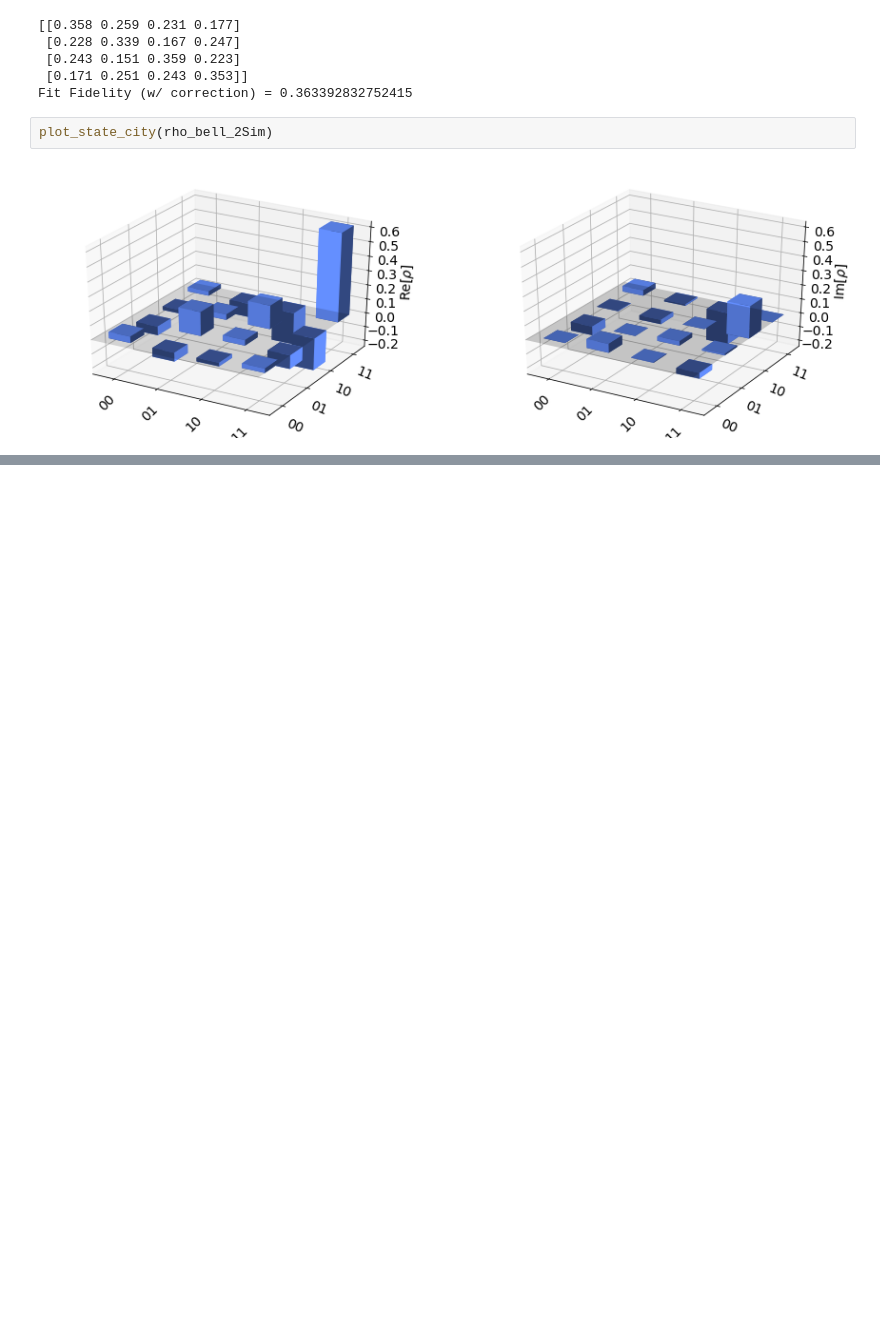
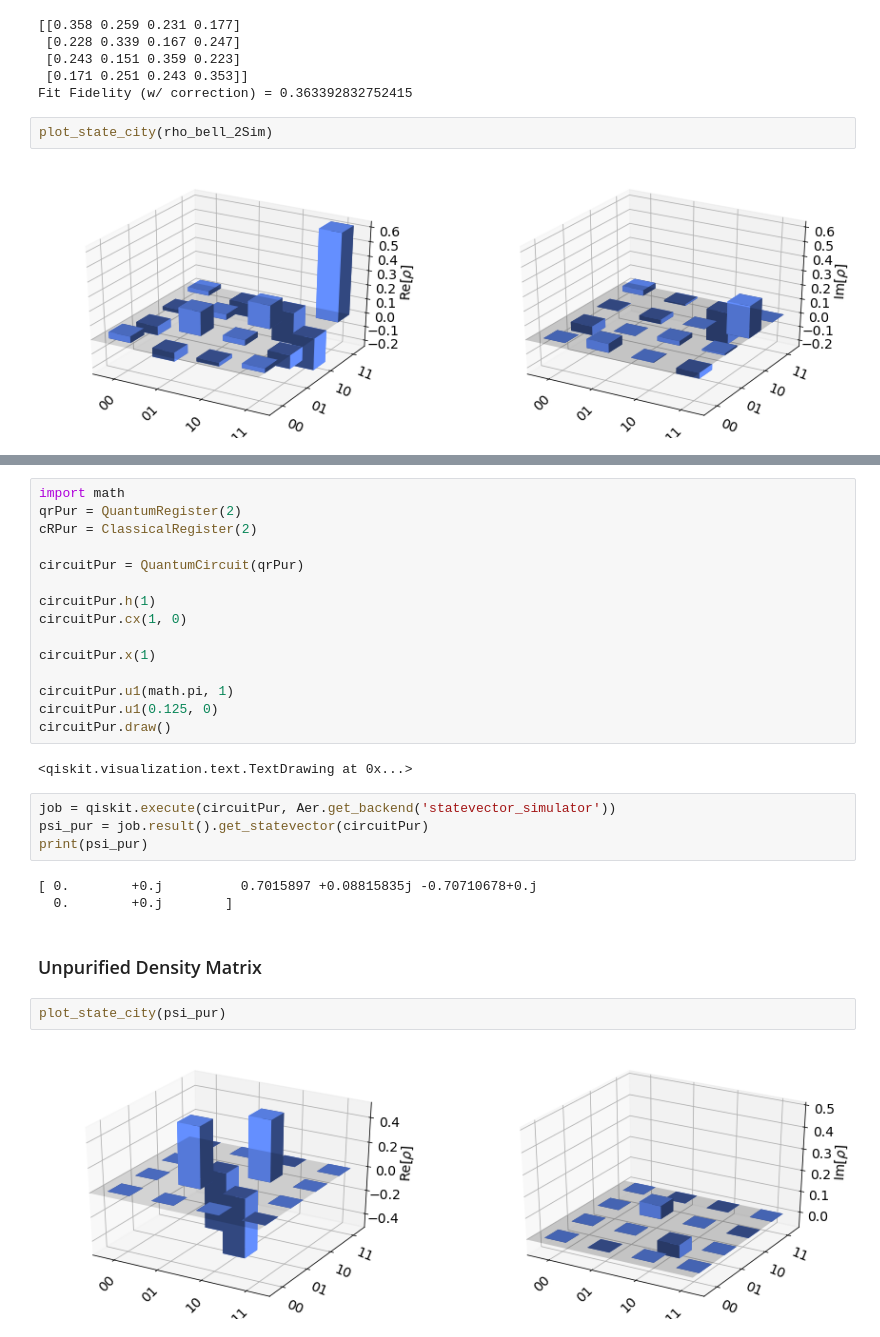
Before and after one commit to frags51/C-codes, a Jupyter notebook: assignment/quantum/proj.ipynb, the cells around one changed output, grey strips where cells are left out. Saved outputs shown, nothing was run; the diff lists cells and outputs as text; blank space fills up the shorter version.

```diff
--- a/assignment/quantum/proj.ipynb
+++ b/assignment/quantum/proj.ipynb
@@ -492,0 +499,30 @@ plot_state_city(rho_bell_2Sim)
+# %%
+import math
+qrPur = QuantumRegister(2)
+cRPur = ClassicalRegister(2)
+
+circuitPur = QuantumCircuit(qrPur)
+
+circuitPur.h(1)
+circuitPur.cx(1, 0)
+
+circuitPur.x(1)
+
+circuitPur.u1(math.pi, 1)
+circuitPur.u1(0.125, 0)
+circuitPur.draw()
+# %% [output]
+<qiskit.visualization.text.TextDrawing at 0x...>
+# %%
+job = qiskit.execute(circuitPur, Aer.get_backend('statevector_simulator'))
+psi_pur = job.result().get_statevector(circuitPur)
+print(psi_pur)
+# %% [output]
+[ 0.        +0.j          0.7015897 +0.08815835j -0.70710678+0.j
+  0.        +0.j        ]
+# %% [markdown]
+### Unpurified Density Matrix
+# %%
+plot_state_city(psi_pur)
+# %% [output]
+[figure, added]
```
Also changed, not shown: parts of 5 cells of this notebook.
